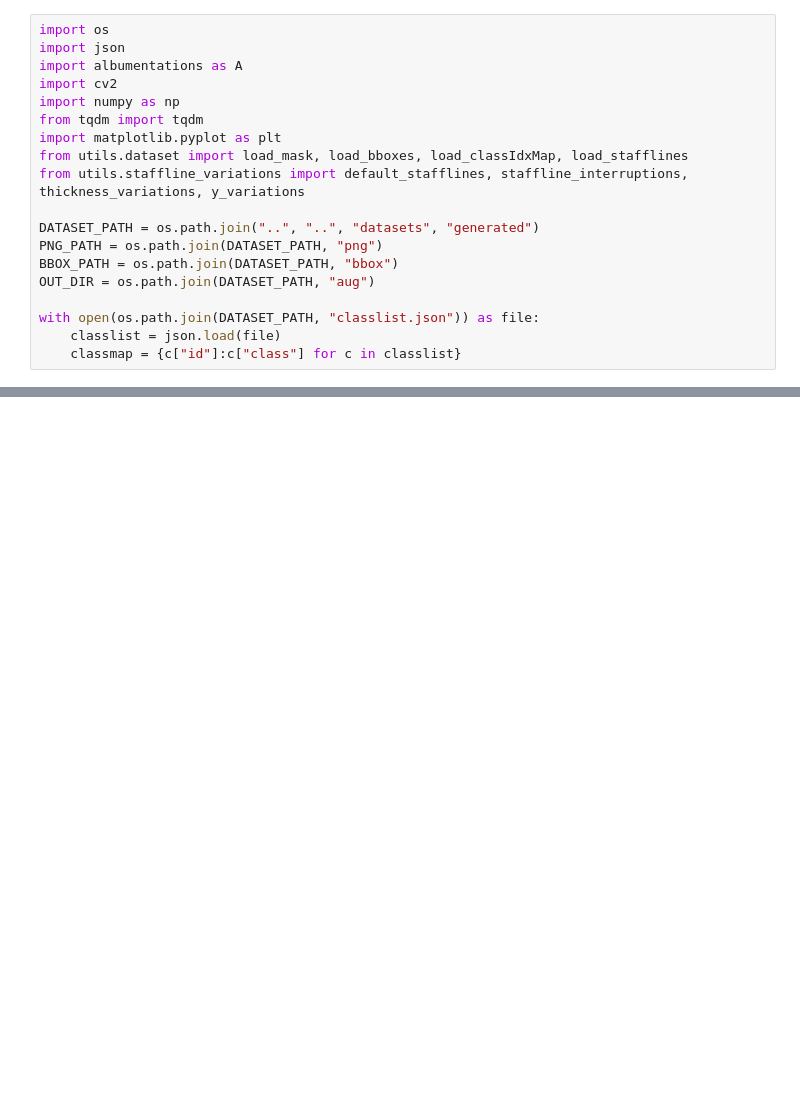
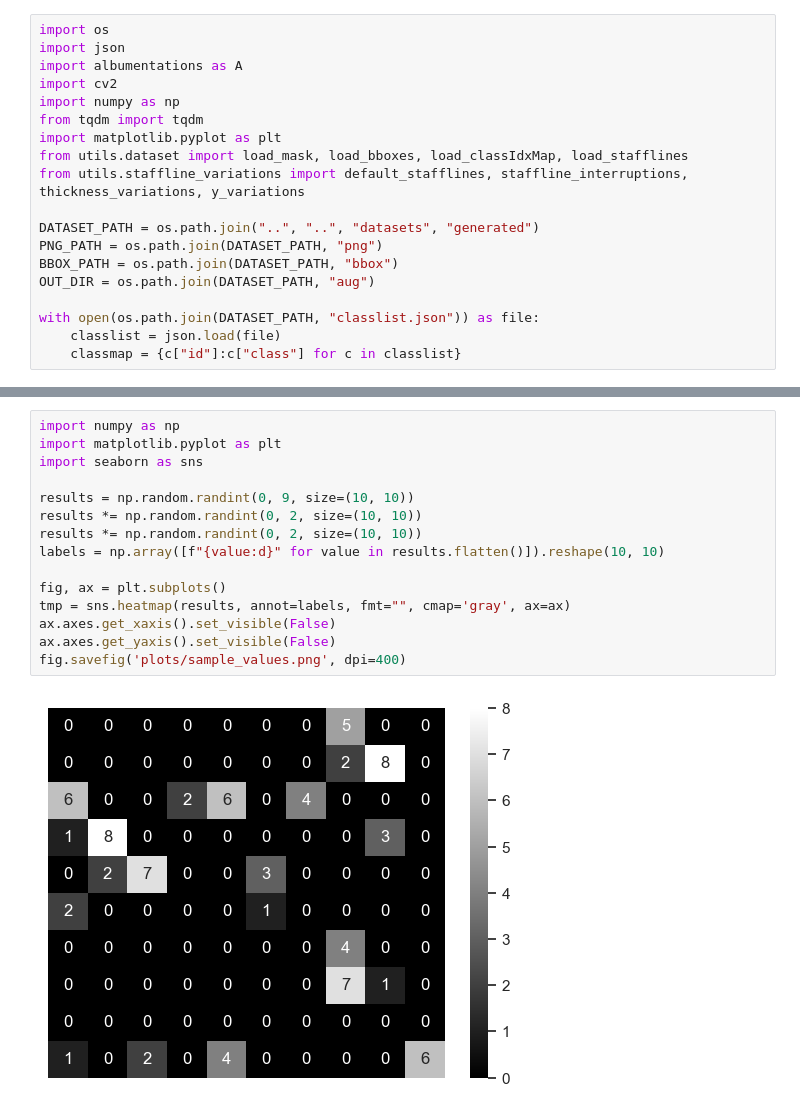
Before and after one commit to nudopnu/omr-unet, a Jupyter notebook: thesis-plots.ipynb, the cells around one changed output, grey strips where cells are left out. Drawn from its saved outputs; the diff is of its cells as text; blank space fills up the shorter version.

```diff
--- a/thesis-plots.ipynb
+++ b/thesis-plots.ipynb
@@ -91,0 +109,17 @@ os.path.join(PNG_PATH, f"{sample_idx}", "out-0.png")
+# %%
+import numpy as np
+import matplotlib.pyplot as plt
+import seaborn as sns
+
+results = np.random.randint(0, 9, size=(10, 10))
+results *= np.random.randint(0, 2, size=(10, 10))
+results *= np.random.randint(0, 2, size=(10, 10))
+labels = np.array([f"{value:d}" for value in results.flatten()]).reshape(10, 10)
+
+fig, ax = plt.subplots()
+tmp = sns.heatmap(results, annot=labels, fmt="", cmap='gray', ax=ax)
+ax.axes.get_xaxis().set_visible(False)
+ax.axes.get_yaxis().set_visible(False)
+fig.savefig('plots/sample_values.png', dpi=400)
+# %% [output]
+[figure, added]
```
Also changed, not shown: parts of 6 cells of this notebook, 1 other file.
